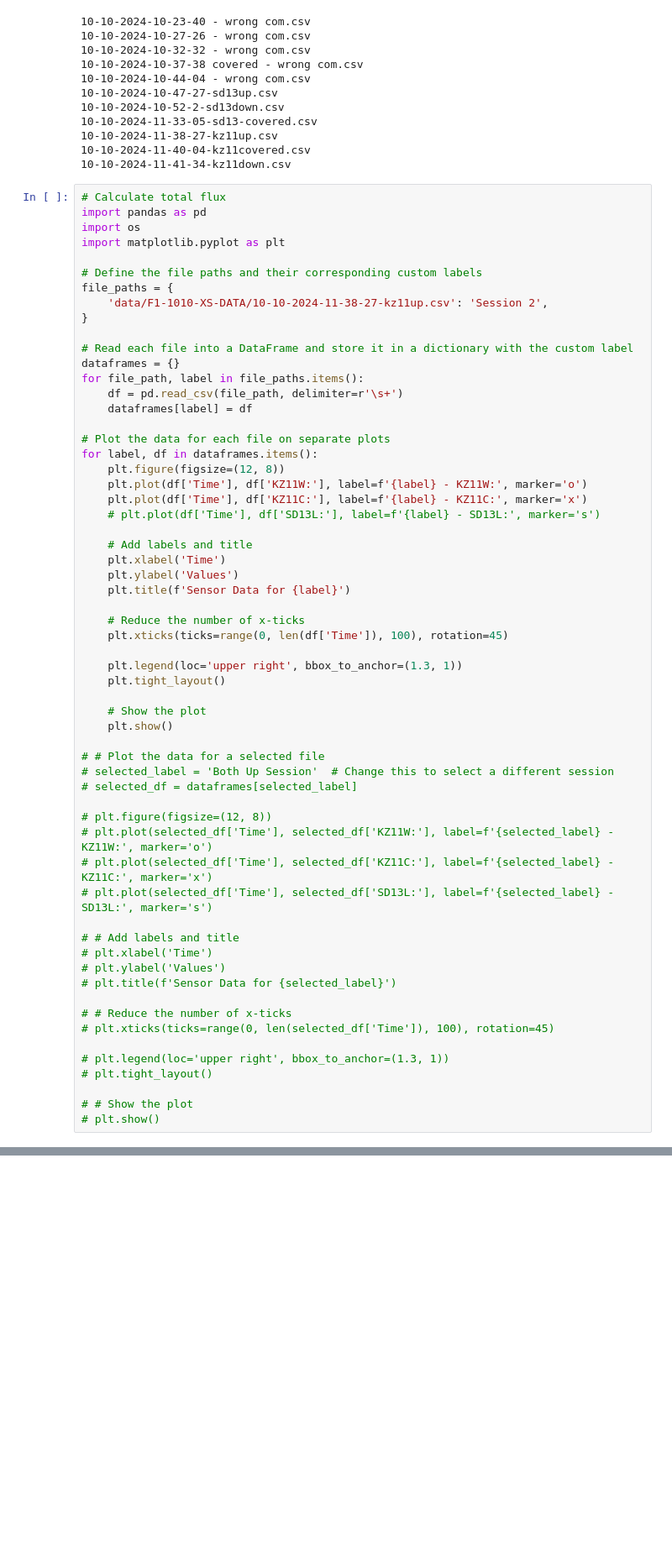
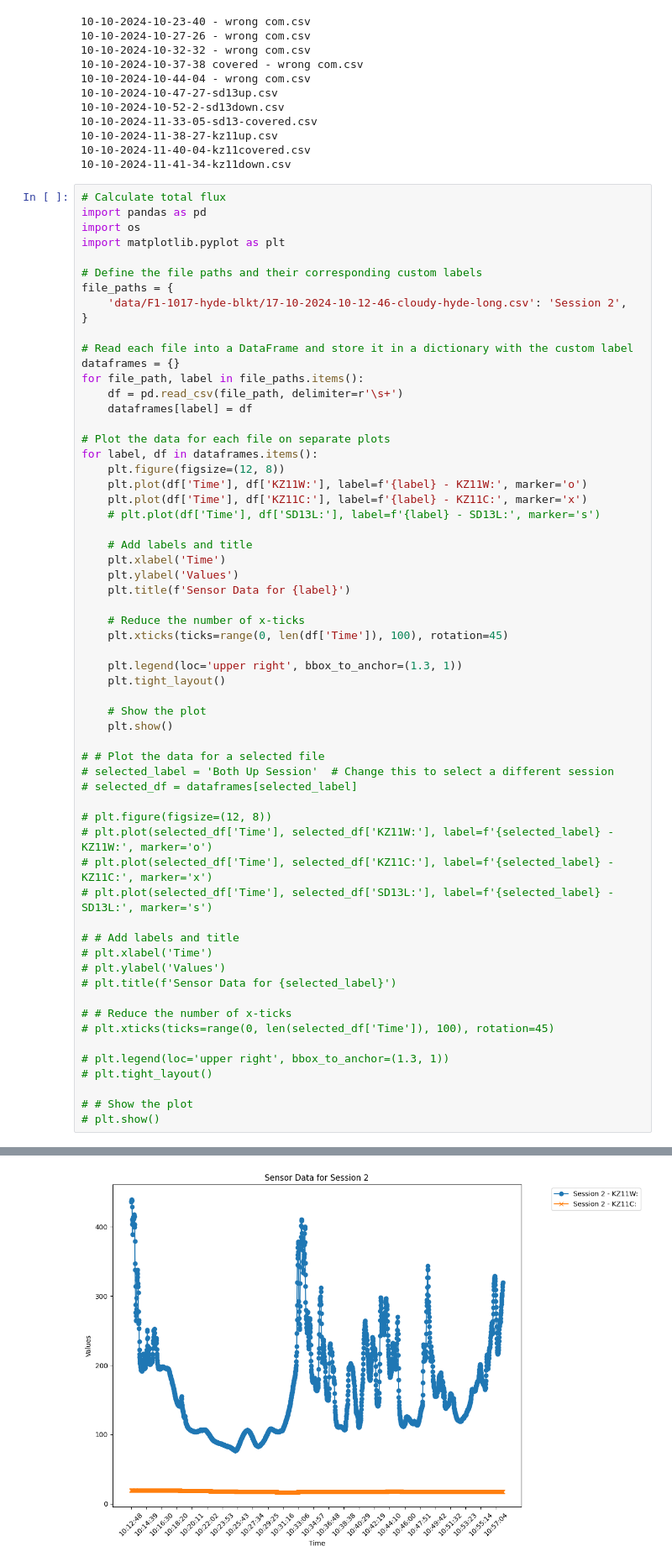
Before and after one commit to WeepsDanky/F1-solar-radiation, a Jupyter notebook: untitled(2).ipynb, the cells around one changed output, grey strips where cells are left out. Shown at 84% size. Cells and saved outputs as stored; diff of their text form; blank space fills up the shorter version.

Commit message:
Add presentation plots

```diff
--- a/untitled(2).ipynb
+++ b/untitled(2).ipynb
@@ -32,7 +32,7 @@ import matplotlib.pyplot as plt
 
 # Define the file paths and their corresponding custom labels
 file_paths = {
-    'data/F1-1010-XS-DATA/10-10-2024-11-38-27-kz11up.csv': 'Session 2',
+    'data/F1-1017-hyde-blkt/17-10-2024-10-12-46-cloudy-hyde-long.csv': 'Session 2',
 }
 
 # Read each file into a DataFrame and store it in a dictionary with the custom label
@@ -88,0 +88 @@ FileNotFoundError: [Errno 2] No such file or directory: 'data/F1-1010-XS-DATA/17
+[figure, added]
```
Also changed, not shown: parts of 2 cells of this notebook, 8 other files.
